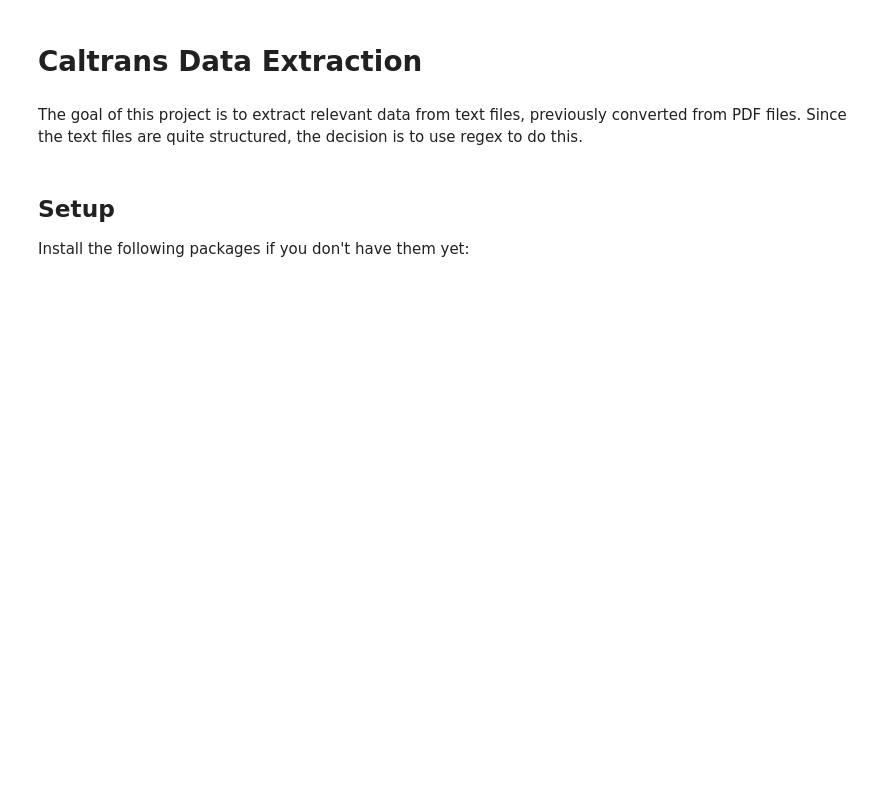
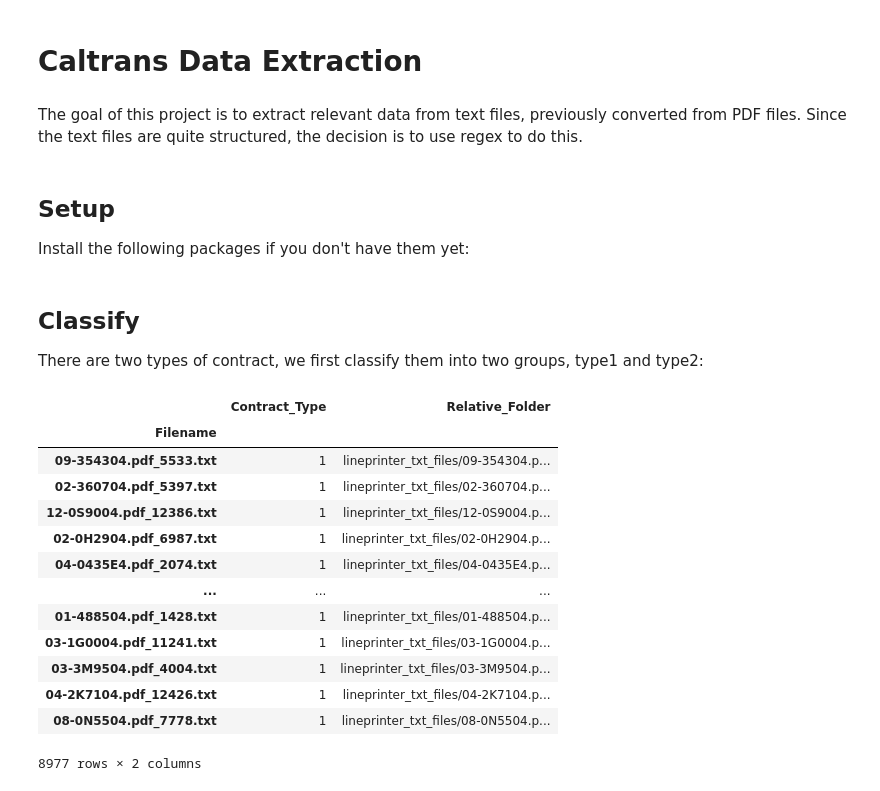
Before and after one commit to nesaboz/caltrans_data_extraction, a Jupyter notebook: main.ipynb, the cells around one changed output. Saved outputs shown, nothing was run; the diff lists cells and outputs as text; code cells hidden in the pictures; blank space fills up the shorter version.

```diff
--- a/main.ipynb
+++ b/main.ipynb
@@ -23,0 +19,4 @@ ex = Experiment(filepaths)
+# %% [markdown]
+## Classify
+
+There are two types of contract, we first classify them into two groups, type1 and type2:
@@ -23,0 +25,20 @@ ex = Experiment(filepaths)
+# %%
+
+contract_types, _ = get_contract_types()
+# %%
+contract_types
+# %% [output]
+|  | Contract_Type | Relative_Folder |
+| Filename |  |  |
+| 09-354304.pdf_5533.txt | 1 | lineprinter_txt_files/09-354304.p... |
+| 02-360704.pdf_5397.txt | 1 | lineprinter_txt_files/02-360704.p... |
+| 12-0S9004.pdf_12386.txt | 1 | lineprinter_txt_files/12-0S9004.p... |
+| 02-0H2904.pdf_6987.txt | 1 | lineprinter_txt_files/02-0H2904.p... |
+| 04-0435E4.pdf_2074.txt | 1 | lineprinter_txt_files/04-0435E4.p... |
+| ... | ... | ... |
+| 01-488504.pdf_1428.txt | 1 | lineprinter_txt_files/01-488504.p... |
+| 03-1G0004.pdf_11241.txt | 1 | lineprinter_txt_files/03-1G0004.p... |
+| 03-3M9504.pdf_4004.txt | 1 | lineprinter_txt_files/03-3M9504.p... |
+| 04-2K7104.pdf_12426.txt | 1 | lineprinter_txt_files/04-2K7104.p... |
+| 08-0N5504.pdf_7778.txt | 1 | lineprinter_txt_files/08-0N5504.p... |
+8977 rows × 2 columns
```
Also changed, not shown: parts of 24 cells of this notebook, 6 other files.
